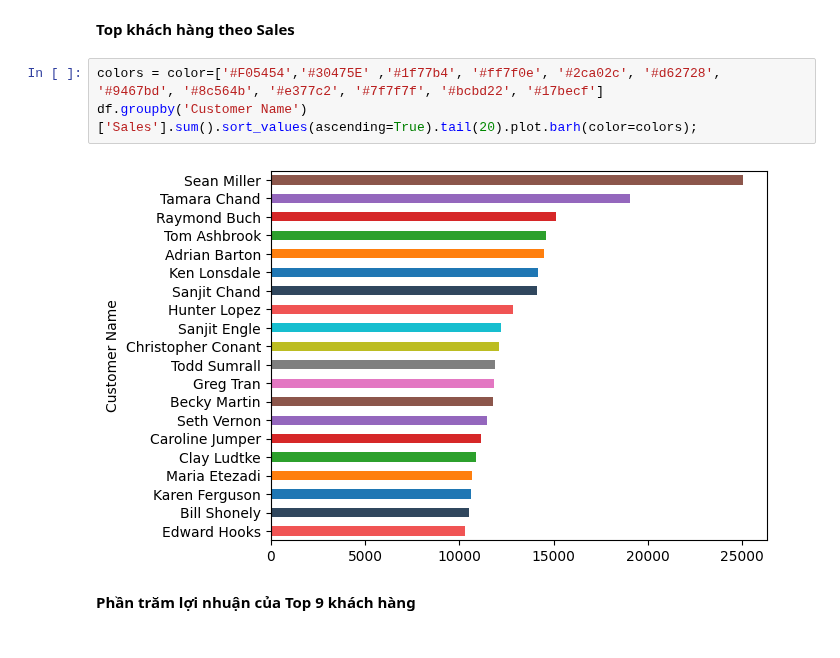
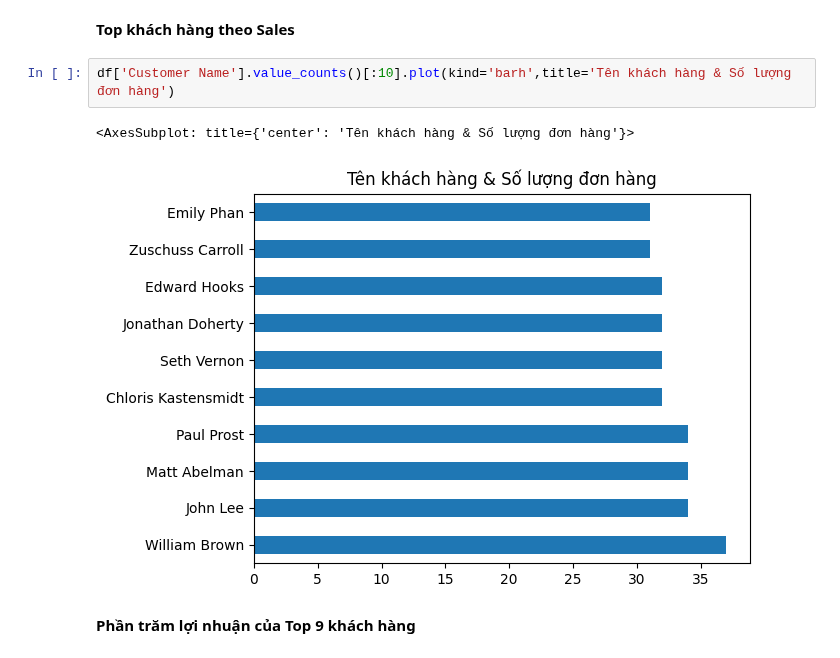
Before and after one commit to khangnl24112002/DataVisualization_Group02_Lab01, a Jupyter notebook: main.ipynb, the cells around one changed output. Cells and saved outputs as stored; diff of their text form.

```diff
--- a/main.ipynb
+++ b/main.ipynb
@@ -430,11 +430,11 @@ plt.show()
 ### Câu 6: Đánh giá và phân tích về khách hàng
 # %% [markdown]
 **Top khách hàng theo Sales**
-# %%
-colors = color=['#F05454','#30475E' ,'#1f77b4', '#ff7f0e', '#2ca02c', '#d62728', '#9467bd', '#8c564b', '#e377c2', '#7f7f7f', '#bcbd22', '#17becf']
-df.groupby('Customer Name')['Sales'].sum().sort_values(ascending=True).tail(20).plot.barh(color=colors);
-# %% [output]
-[figure, removed]
+# %%
+df['Customer Name'].value_counts()[:10].plot(kind='barh',title='Tên khách hàng & Số lượng đơn hàng')
+# %% [output]
+<AxesSubplot: title={'center': 'Tên khách hàng & Số lượng đơn hàng'}>
+[figure, added]
 # %% [markdown]
 **Phần trăm lợi nhuận của Top 9 khách hàng**
 # %%
```
Also changed, not shown: parts of 3 cells of this notebook.
